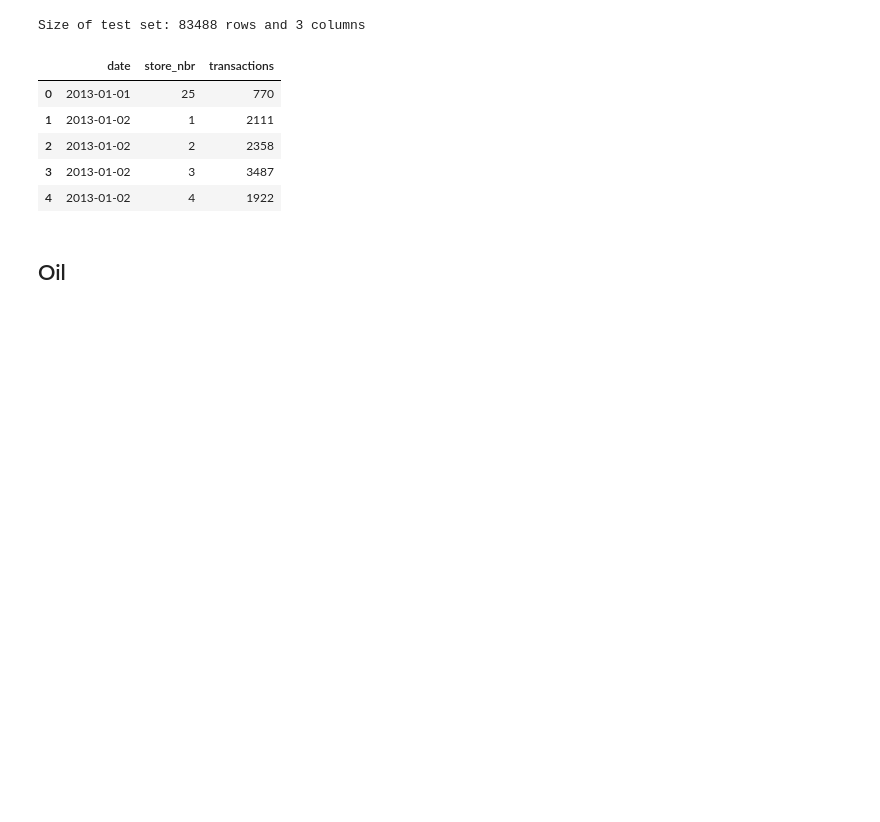
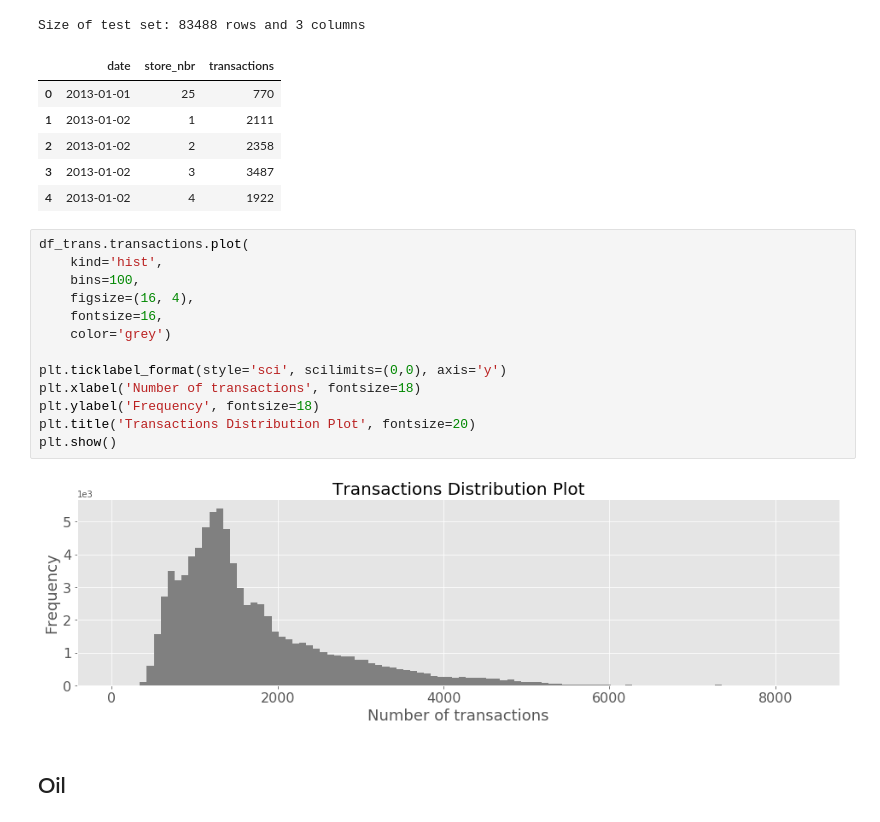
Before and after one commit to alekseisolovev/kaggle, a Jupyter notebook: favorita-sales/favorita_sales_eda.ipynb, the cells around one changed output. Drawn from its saved outputs; the diff is of its cells as text; blank space fills up the shorter version.

```diff
--- a/favorita-sales/favorita_sales_eda.ipynb
+++ b/favorita-sales/favorita_sales_eda.ipynb
@@ -163,6 +165,21 @@ Size of test set: 83488 rows and 3 columns
 | 2 | 2013-01-02 | 2 | 2358 |
 | 3 | 2013-01-02 | 3 | 3487 |
 | 4 | 2013-01-02 | 4 | 1922 |
+# %%
+df_trans.transactions.plot(
+    kind='hist',
+    bins=100,
+    figsize=(16, 4),
+    fontsize=16,
+    color='grey')
+
+plt.ticklabel_format(style='sci', scilimits=(0,0), axis='y')
+plt.xlabel('Number of transactions', fontsize=18)
+plt.ylabel('Frequency', fontsize=18)
+plt.title('Transactions Distribution Plot', fontsize=20)
+plt.show()
+# %% [output]
+[figure, added]
 # %% [markdown]
 ## Oil
 # %%
```
Also changed, not shown: parts of 2 cells of this notebook.
